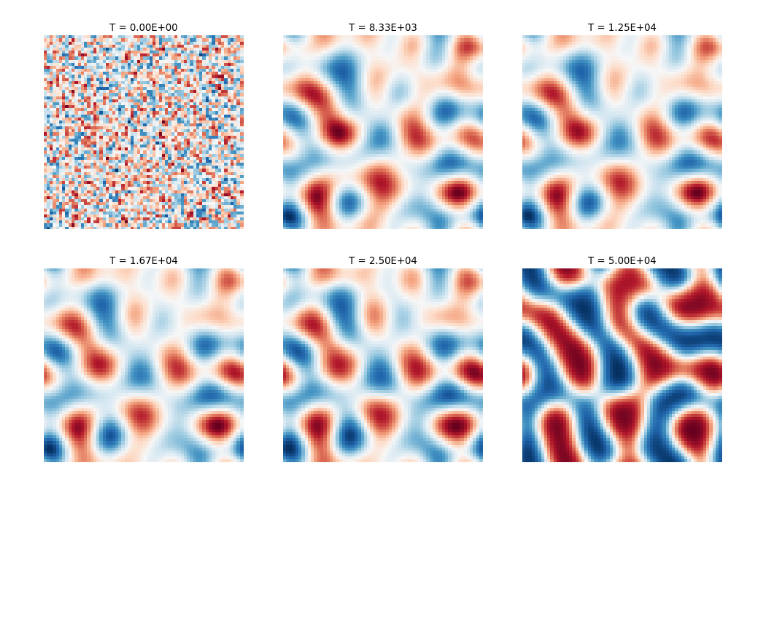
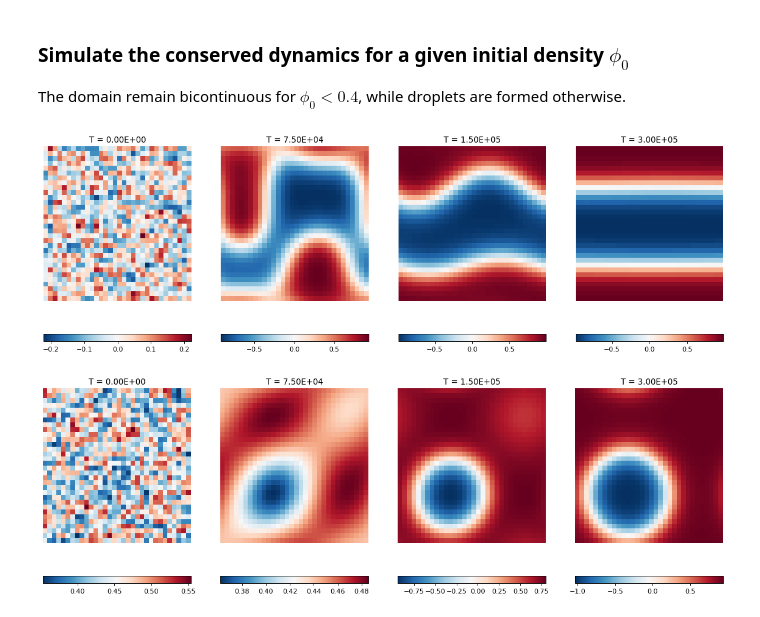
Before and after one commit to rajeshrinet/pygl, a Jupyter notebook: examples/modelB.ipynb, the cells around one changed output. Drawn from its saved outputs; the diff is of its cells as text; code cells hidden in the pictures; blank space fills up the shorter version.

```diff
--- a/examples/modelB.ipynb
+++ b/examples/modelB.ipynb
@@ -97,16 +91,37 @@ plt.show()
 # %%
-rm = pdeSolver()   # instantiate the class
+# construct the laplacian using PyGL
+N, h, st = 32, 1, 5
 
-# Initial data
-u= 0.1*(1-2*np.random.random(N*N))
+fd  = pygl.dms.FD(N, st, h)
+D22 = fd.diffmat(2); I=sp.sparse.identity(N)
 
-# construct the laplacian using PyGL
-dim, h, st = 2, 1, 5
-fd  = pygl.dms.FD(N, st, h)
-D22=fd.diffmat(2); I=sp.sparse.identity(N)
-L  = sp.sparse.kron(D22, I) + sp.sparse.kron(I, D22)
-
-# Integrate and plot the data
-rm.integrate(L, u)
+Laplacian = sp.sparse.kron(D22, I) + sp.sparse.kron(I, D22)
+Laplacian =  Laplacian.tocsr()
-# %% [output]
-[figure, removed]
+# %%
+a, b, k   = -.25, .25, 1
+rm = modelB(a, b, k, Laplacian)   # instantiate the class
+# %% [markdown]
+### Simulate the conserved dynamics for a given initial density $\phi_0$
+
+The domain remain bicontinuous for $\phi_0 <0.4$, while droplets are formed otherwise.
+# %%
+u0 = 0.0
+u  = u0 + 0.2*(1-2*np.random.random(N*N))
+
+
+# Integrate and plot the data
+T, dt  = 3e5, 0.01
+rm.integrate(u, T, dt)
+# %% [output]
+[figure, added]
+# %%
+# Simulate the conserved dynamics for a given initial density \phi
+u0 = 0.45
+u  = u0 + 0.1*(1-2*np.random.random(N*N))
+
+
+# Integrate and plot the data
+T, dt  = 3e5, 0.01
+rm.integrate(u, T, dt)
+# %% [output]
+[figure, added]
```
Also changed, not shown: parts of 5 cells of this notebook, 4 other files.
